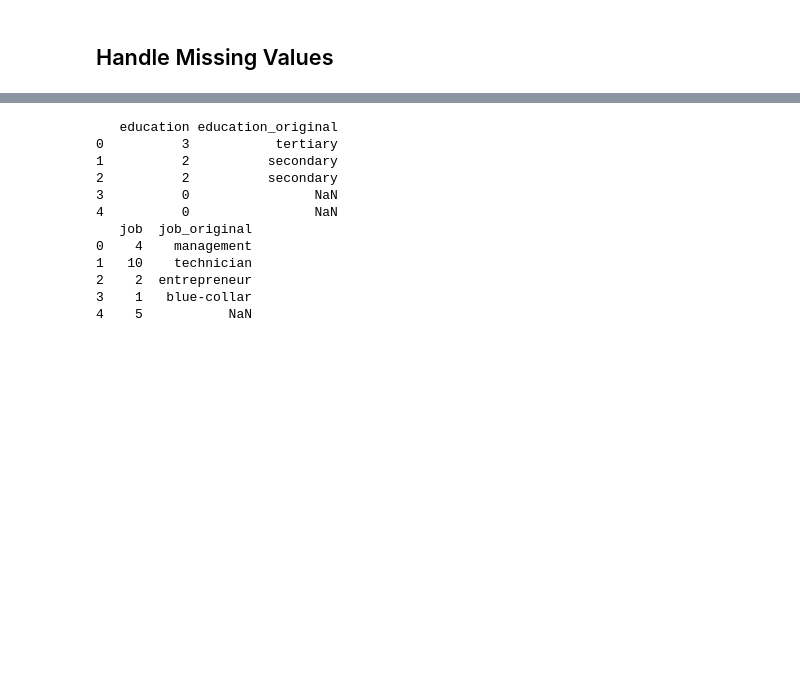
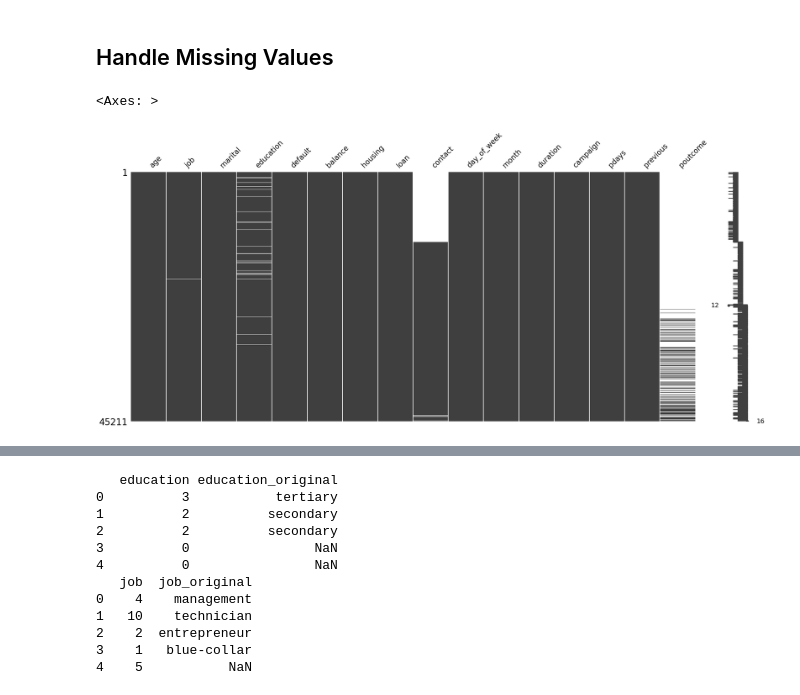
Before and after one commit to Aditya-k-23/Bank-Marketing, a Jupyter notebook: Analysis.ipynb, the cells around one changed output, grey strips where cells are left out. Cells and saved outputs as stored; diff of their text form; code cells hidden in the pictures; blank space fills up the shorter version.

```diff
--- a/Analysis.ipynb
+++ b/Analysis.ipynb
@@ -157,3 +142,9 @@ for col in numerical_cols:
 # Data Cleaning
 # %% [markdown]
 ## Handle Missing Values
+# %%
+# Visualize missing values
+msno.matrix(X)
+# %% [output]
+<Axes: >
+[figure, added]
```
Also changed, not shown: parts of 18 cells of this notebook, 1 other file.
